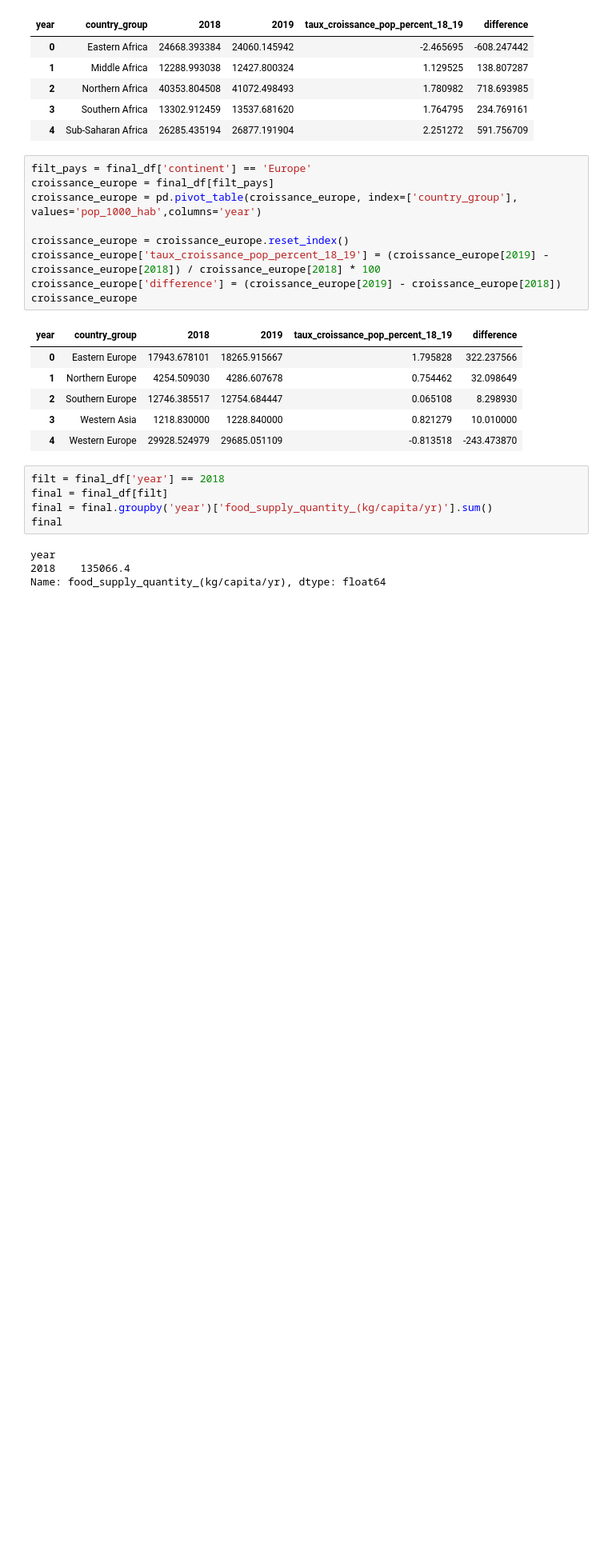
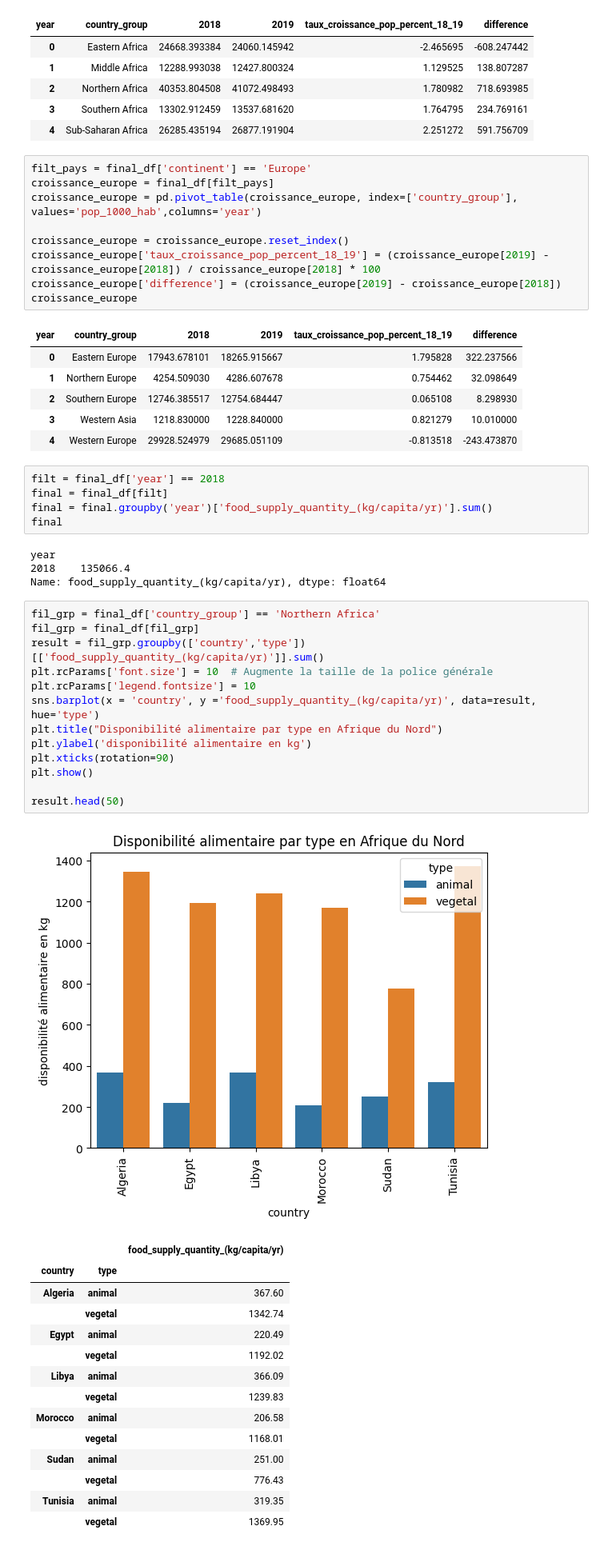
Before and after one commit to t7bo/projet-brief-pandas, a Jupyter notebook: deb.ipynb, the cells around one changed output. Shown at 80% size. Saved outputs shown, nothing was run; the diff lists cells and outputs as text; blank space fills up the shorter version.

```diff
--- a/deb.ipynb
+++ b/deb.ipynb
@@ -1212,3 +1258,32 @@ final
 year
 2018    135066.4
 Name: food_supply_quantity_(kg/capita/yr), dtype: float64
+# %%
+fil_grp = final_df['country_group'] == 'Northern Africa'
+fil_grp = final_df[fil_grp]
+result = fil_grp.groupby(['country','type'])[['food_supply_quantity_(kg/capita/yr)']].sum()
+plt.rcParams['font.size'] = 10  # Augmente la taille de la police générale
+plt.rcParams['legend.fontsize'] = 10
+sns.barplot(x = 'country', y ='food_supply_quantity_(kg/capita/yr)', data=result, hue='type')
+plt.title("Disponibilité alimentaire par type en Afrique du Nord")
+plt.ylabel('disponibilité alimentaire en kg')
+plt.xticks(rotation=90)
+plt.show()
+
+result.head(50)
+# %% [output]
+[figure, added]
+|  |  | food_supply_quantity_(kg/capita/yr) |
+| country | type |  |
+| Algeria | animal | 367.60 |
+|  | vegetal | 1342.74 |
+| Egypt | animal | 220.49 |
+|  | vegetal | 1192.02 |
+| Libya | animal | 366.09 |
+|  | vegetal | 1239.83 |
+| Morocco | animal | 206.58 |
+|  | vegetal | 1168.01 |
+| Sudan | animal | 251.00 |
+|  | vegetal | 776.43 |
+| Tunisia | animal | 319.35 |
+|  | vegetal | 1369.95 |
```
Also changed, not shown: parts of 19 cells of this notebook.
